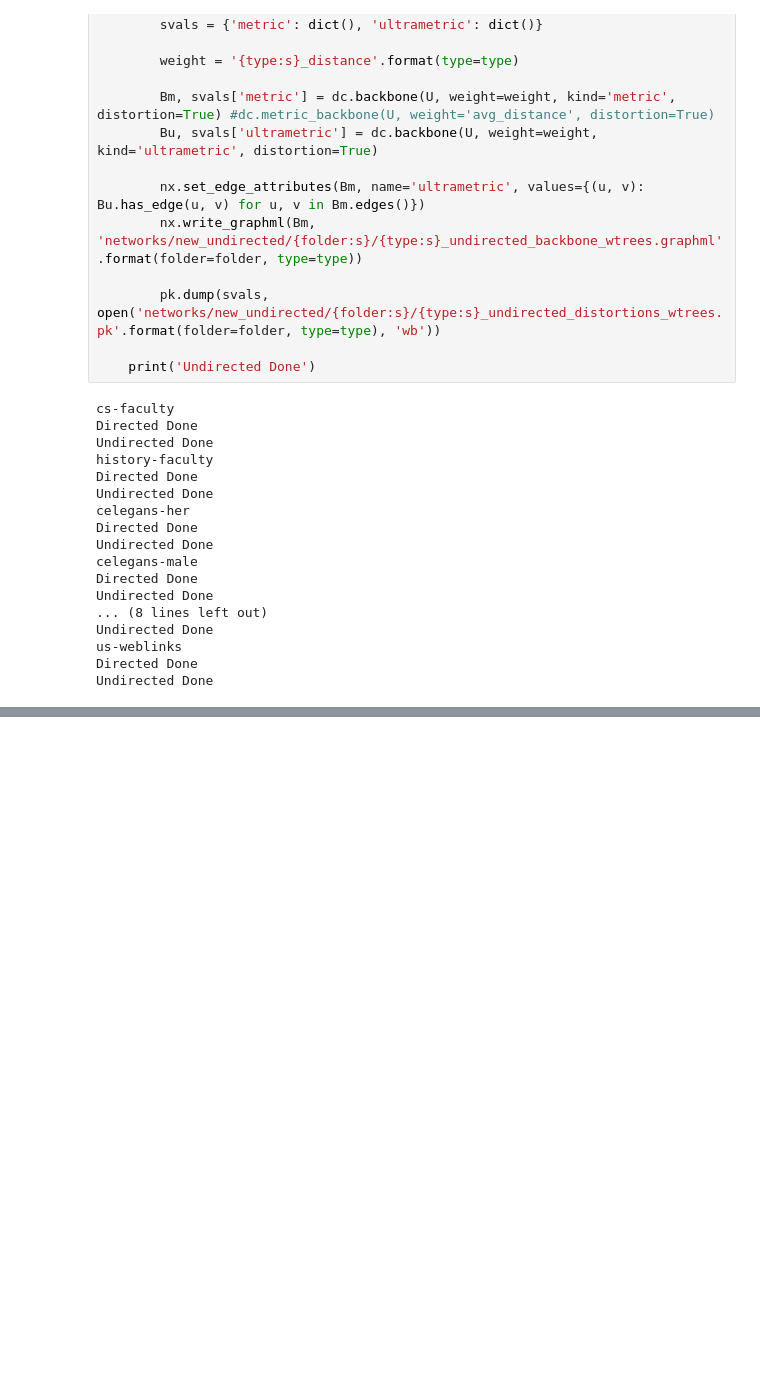
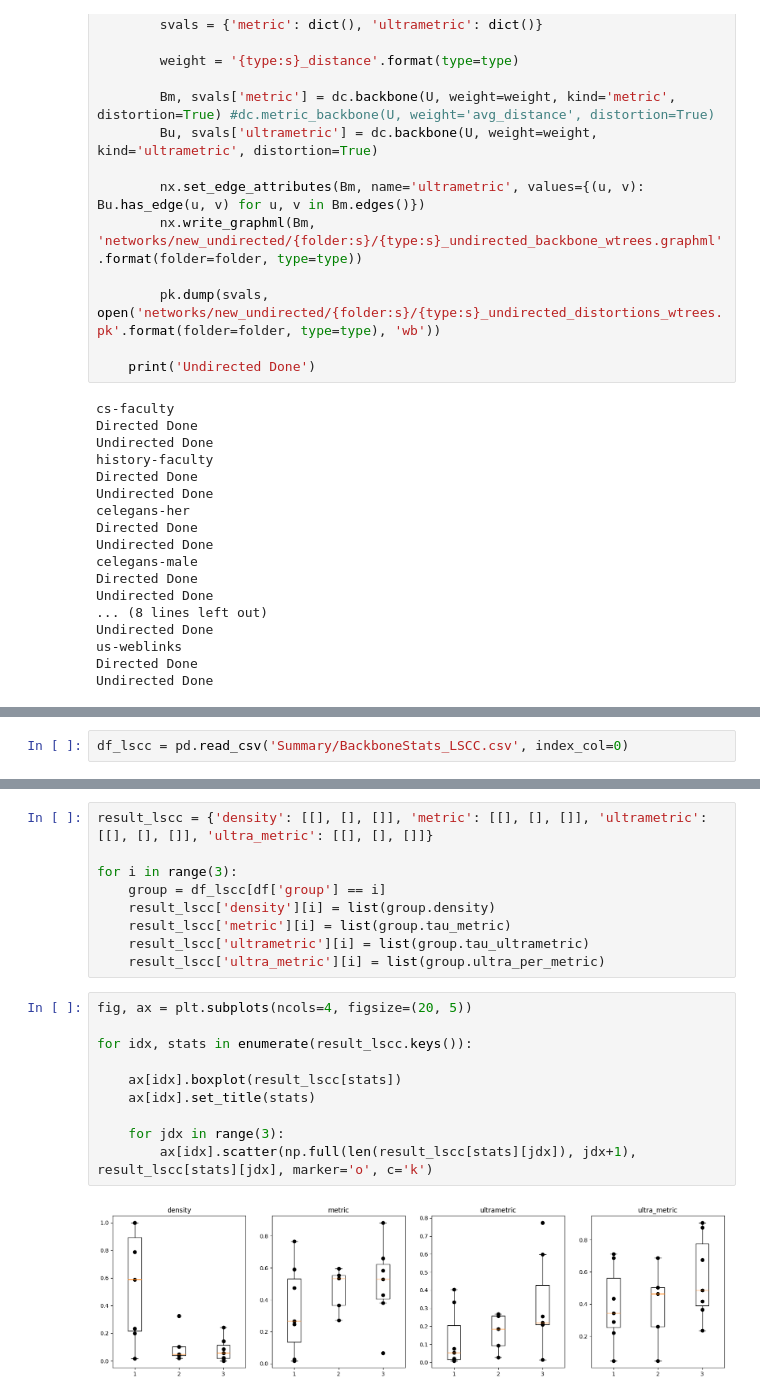
Before and after one commit to fcphysics/DirectedDistanceBackbone, a Jupyter notebook: combining_data.ipynb, the cells around one changed output, grey strips where cells are left out. Saved outputs shown, nothing was run; the diff lists cells and outputs as text; blank space fills up the shorter version.

```diff
--- a/combining_data.ipynb
+++ b/combining_data.ipynb
@@ -1041,0 +1242,2 @@ Undirected Done
+# %%
+df_lscc = pd.read_csv('Summary/BackboneStats_LSCC.csv', index_col=0)
@@ -1041,0 +1255,21 @@ Undirected Done
+# %%
+result_lscc = {'density': [[], [], []], 'metric': [[], [], []], 'ultrametric': [[], [], []], 'ultra_metric': [[], [], []]}
+
+for i in range(3):
+    group = df_lscc[df['group'] == i]
+    result_lscc['density'][i] = list(group.density)
+    result_lscc['metric'][i] = list(group.tau_metric)
+    result_lscc['ultrametric'][i] = list(group.tau_ultrametric)
+    result_lscc['ultra_metric'][i] = list(group.ultra_per_metric)
+# %%
+fig, ax = plt.subplots(ncols=4, figsize=(20, 5))
+
+for idx, stats in enumerate(result_lscc.keys()):
+
+    ax[idx].boxplot(result_lscc[stats])
+    ax[idx].set_title(stats)
+
+    for jdx in range(3):
+        ax[idx].scatter(np.full(len(result_lscc[stats][jdx]), jdx+1), result_lscc[stats][jdx], marker='o', c='k')
+# %% [output]
+[figure, added]
```
Also changed, not shown: parts of 45 cells of this notebook, 9 other files.
